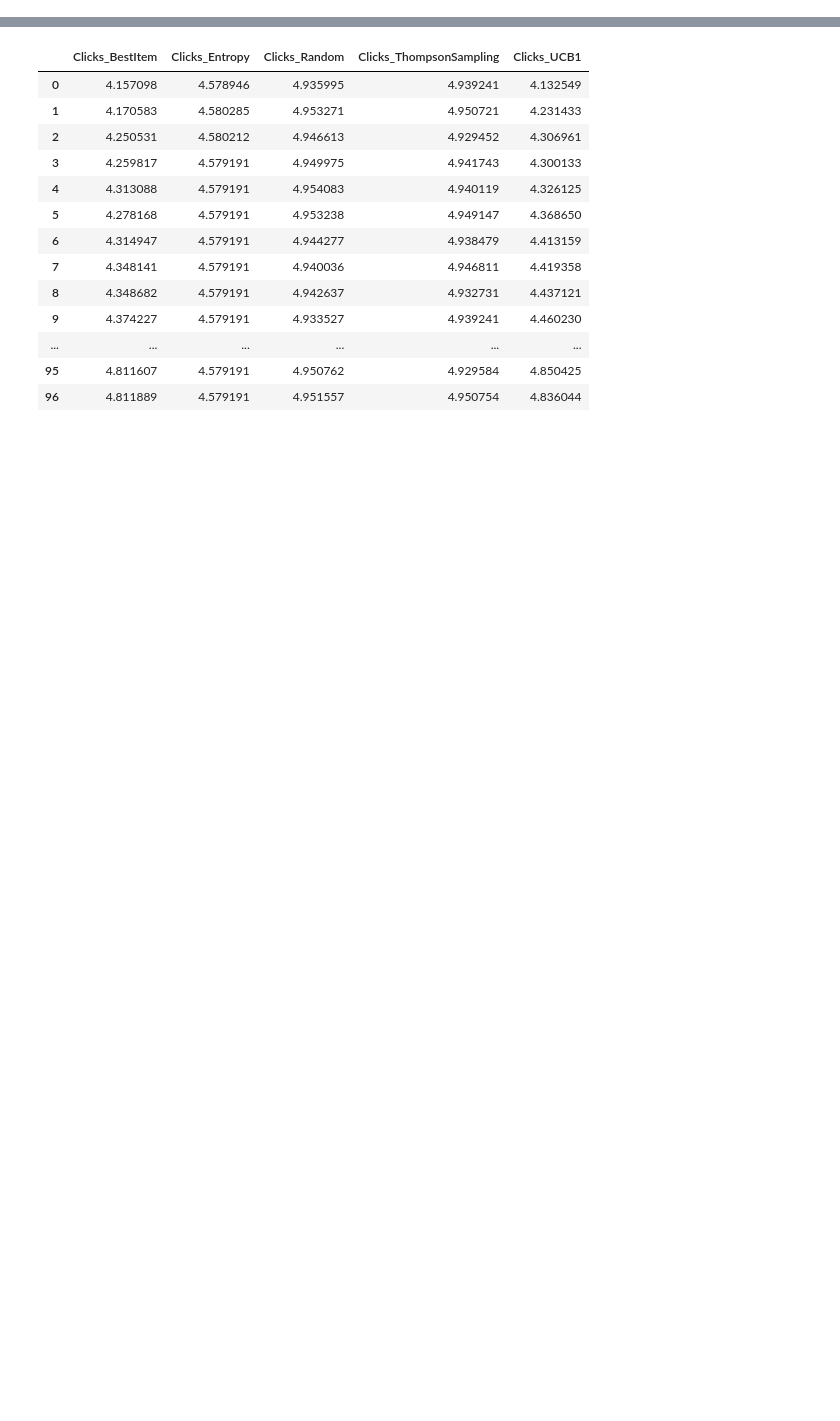
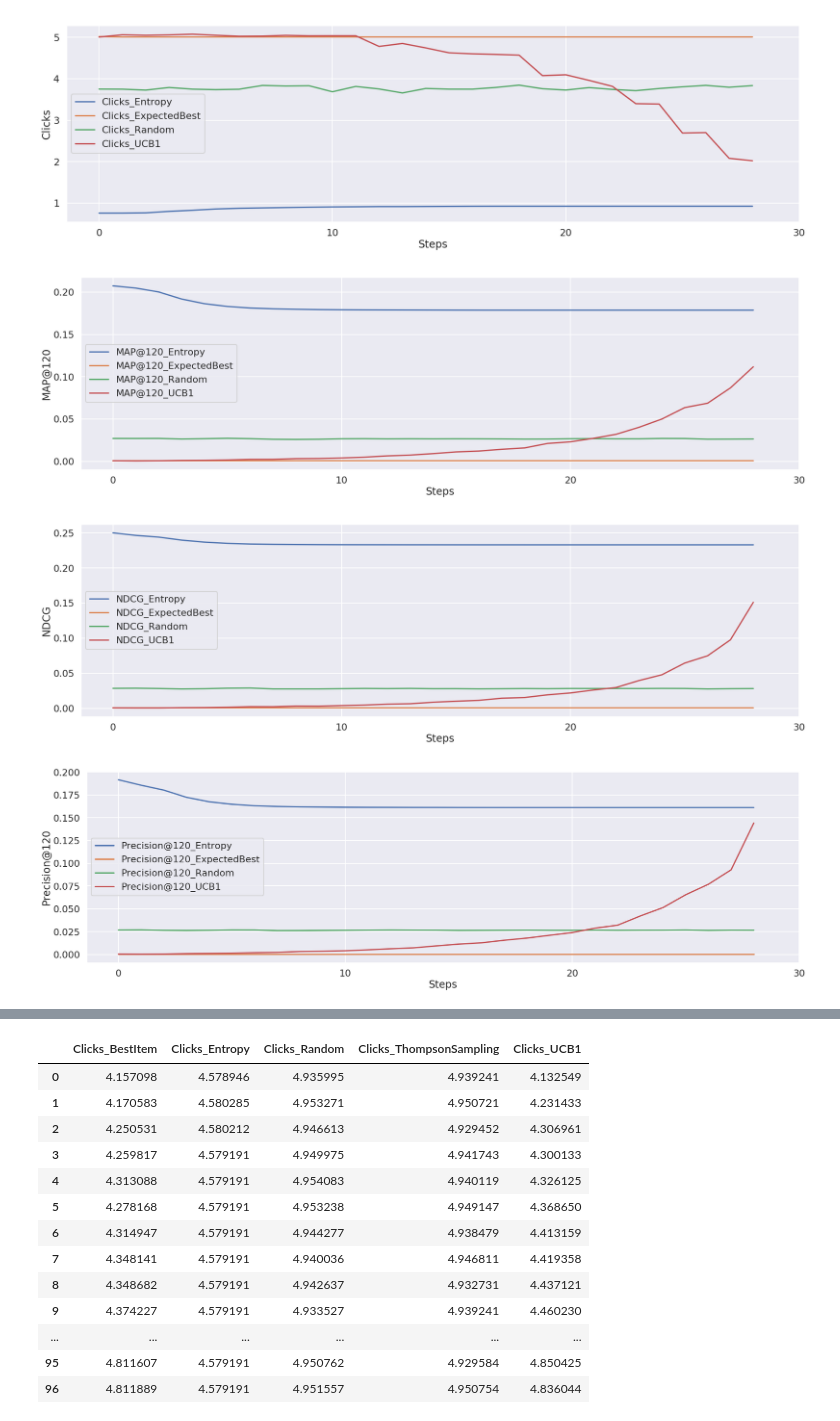
Before and after one commit to wuga214/Q-VAE-Recommendation, a Jupyter notebook: Kai Plot/Plot.ipynb, the cells around one changed output, grey strips where cells are left out. Drawn from its saved outputs; the diff is of its cells as text; code cells hidden in the pictures; blank space fills up the shorter version.

```diff
--- a/Kai Plot/Plot.ipynb
+++ b/Kai Plot/Plot.ipynb
@@ -45,0 +138,3 @@ Random
+# %%
+df_sort_column = df.reindex(sorted(df.columns), axis=1)
+df_sort_column
@@ -46,3 +160,19 @@ Random
+# %%
+num_dfs =
+
+fig, ax = plt.subplots()
+fig.set_size_inches(30, 8.27)
+#         print(df_sort_column.iloc[:,i:5*(i+1)])
+ax = sns.lineplot(data=df_sort_column.iloc[:,num_dfs*i:num_dfs*(i+1)], dashes=False)
+metrics_name = df_sort_column.columns[num_dfs*i][:df_sort_column.columns[num_dfs*i].rfind('_')]
+
+
+print(metrics_name)
+print("\n")
+ax.set(xticks=np.arange(0,101,10), xlabel='Steps', ylabel=metrics_name)
+file_name = metrics_name + '.png'
+    #     print(file_name)
+fig.savefig(file_name)
 # %%
 def plot(al_model_list):
     num_dfs = len(al_model_list)
@@ -103,0 +234,51 @@ Recall@5
+# %%
+def preprocess_df(name):
+    al_model = name[:name.find("_")]
+    print(al_model)
+
+    df = pd.read_pickle(name)
+#     print(df)
+
+    df.columns = [column_name + "_" + al_model for column_name in df.columns]
+#     print(df.columns)
+
+    df['MAP@120_' + al_model] = df['MAP@120_' + al_model].apply(lambda x: x[0])
+    df['NDCG_' + al_model] = df['NDCG_' + al_model].apply(lambda x: x[0])
+    df['Precision@120_' + al_model] = df['Precision@120_' + al_model].apply(lambda x: x[0])
+    df['R-Precision_' + al_model] = df['R-Precision_'  + al_model].apply(lambda x: x[0])
+    df['Recall@120_' + al_model] = df['Recall@120_' + al_model].apply(lambda x: x[0])
+    df['Clicks_' + al_model] = df['Clicks_' + al_model].apply(lambda x: x[0])
+    return df
+
+def plot(al_model_list):
+    num_dfs = len(al_model_list)
+    print(num_dfs)
+    dfs = []
+    for al_model_name in al_model_list:
+        dfs.append(preprocess_df(al_model_name))
+
+    df = pd.concat(dfs, axis=1)
+    df_sort_column = df.reindex(sorted(df.columns), axis=1).drop(['Num_Ones_In_Prediction_UCB1', 'Num_Ones_In_Test_UCB1', 'Num_Ones_In_Train_UCB1', 'Num_Zeros_In_Prediction_UCB1'], axis=1).head(29)
+#     print(df_sort_column)
+    for i in range(6):
+        fig, ax = plt.subplots()
+        fig.set_size_inches(30, 8.27)
+#         print(df_sort_column.iloc[:,i:5*(i+1)])
+        sns.set_context('poster')
+        ax = sns.lineplot(data=df_sort_column.iloc[:,num_dfs*i:num_dfs*(i+1)], dashes=False)
+        metrics_name = df_sort_column.columns[num_dfs*i][:df_sort_column.columns[num_dfs*i].rfind('_')]
+
+
+        print(metrics_name)
+        print("\n")
+        ax.set(xticks=np.arange(0,31,10), xlabel='Steps', ylabel=metrics_name)
+
+        file_name = metrics_name + '.png'
+    #     print(file_name)
+        fig.savefig(file_name)
+
+plot(["UCB1_IFVAE_Latent_True_100steps_120items_per_step_per_user",
+      "Random_IFVAE_Latent_True_100steps_120items_per_step_per_user",
+     "ExpectedBest_IFVAE_Latent_True_29steps_120items_per_step_per_user",
+     "Entropy_IFVAE_Latent_True_29steps_120items_per_step_per_user"])
+# %% [output]
@@ -103,0 +302,4 @@ Recall@5
+[figure, added]
+[figure, added]
+[figure, added]
+[figure, added]
```
Also changed, not shown: parts of 10 cells of this notebook, 41 other files.
